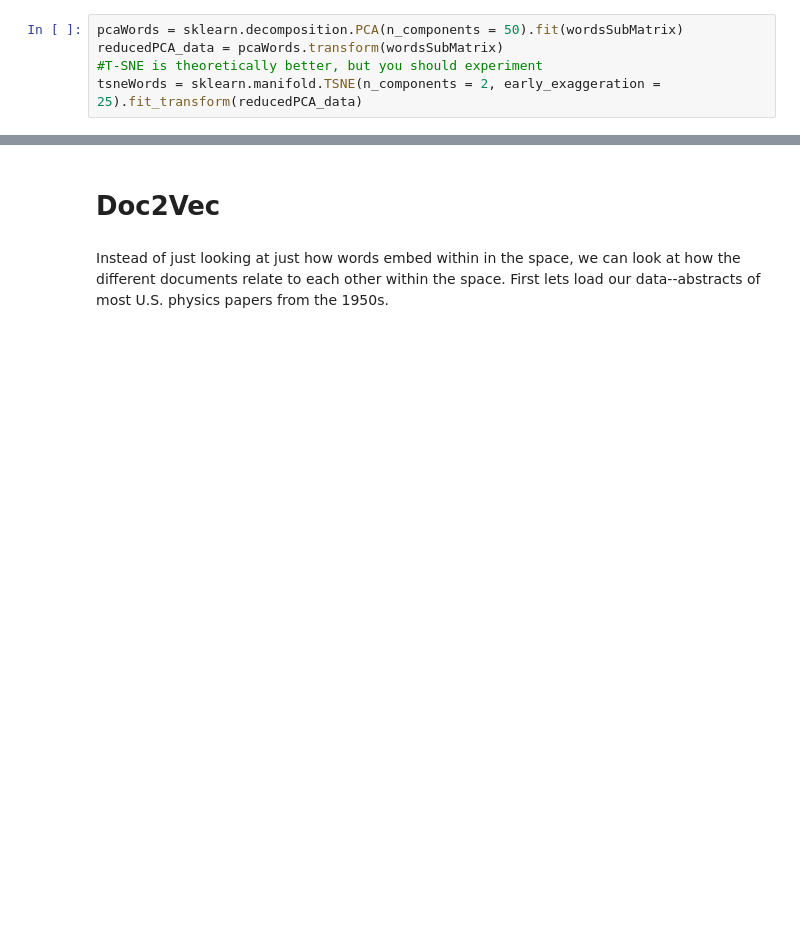
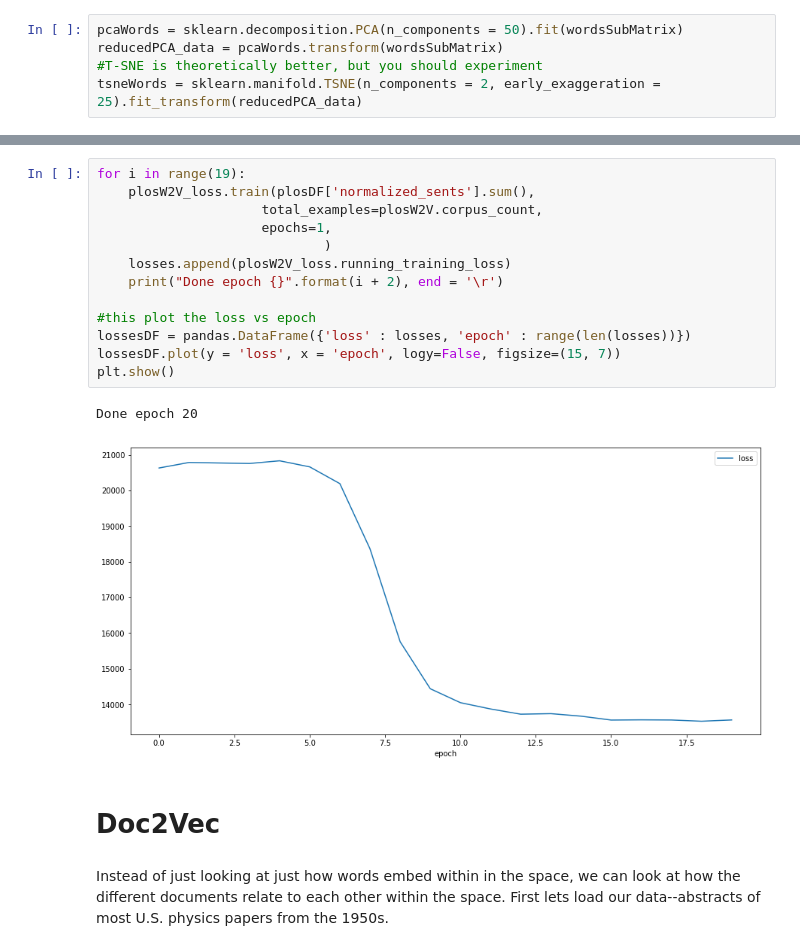
Before and after one commit to TimothyElder/content-analysis-2018, a Jupyter notebook: 4-Word-Embedding/4-Word-Embedding.ipynb, the cells around one changed output, grey strips where cells are left out. Drawn from its saved outputs; the diff is of its cells as text; blank space fills up the shorter version.

```diff
--- a/4-Word-Embedding/4-Word-Embedding.ipynb
+++ b/4-Word-Embedding/4-Word-Embedding.ipynb
@@ -811,3 +960,19 @@ losses[0]
+# %%
+for i in range(19):
+    plosW2V_loss.train(plosDF['normalized_sents'].sum(),
+                     total_examples=plosW2V.corpus_count,
+                     epochs=1,
+                             )
+    losses.append(plosW2V_loss.running_training_loss)
+    print("Done epoch {}".format(i + 2), end = '\r')
+
+#this plot the loss vs epoch
+lossesDF = pandas.DataFrame({'loss' : losses, 'epoch' : range(len(losses))})
+lossesDF.plot(y = 'loss', x = 'epoch', logy=False, figsize=(15, 7))
+plt.show()
+# %% [output]
+Done epoch 20
+[figure, added]
 # %% [markdown]
 # Doc2Vec
 # %% [markdown]
```
Also changed, not shown: parts of 109 cells of this notebook.
